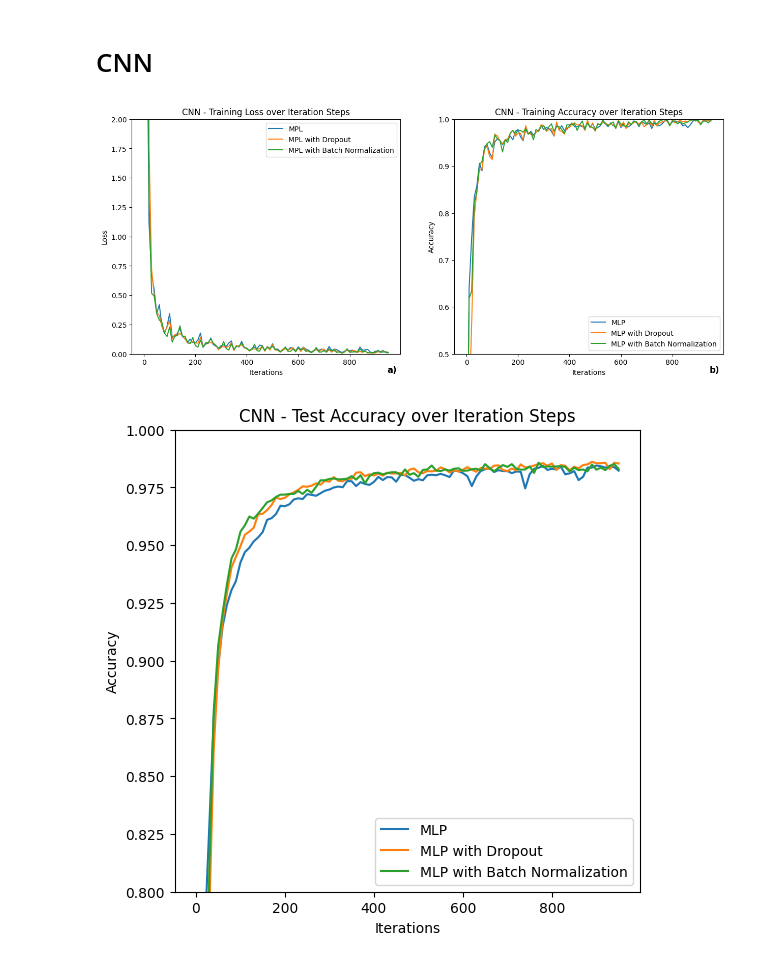
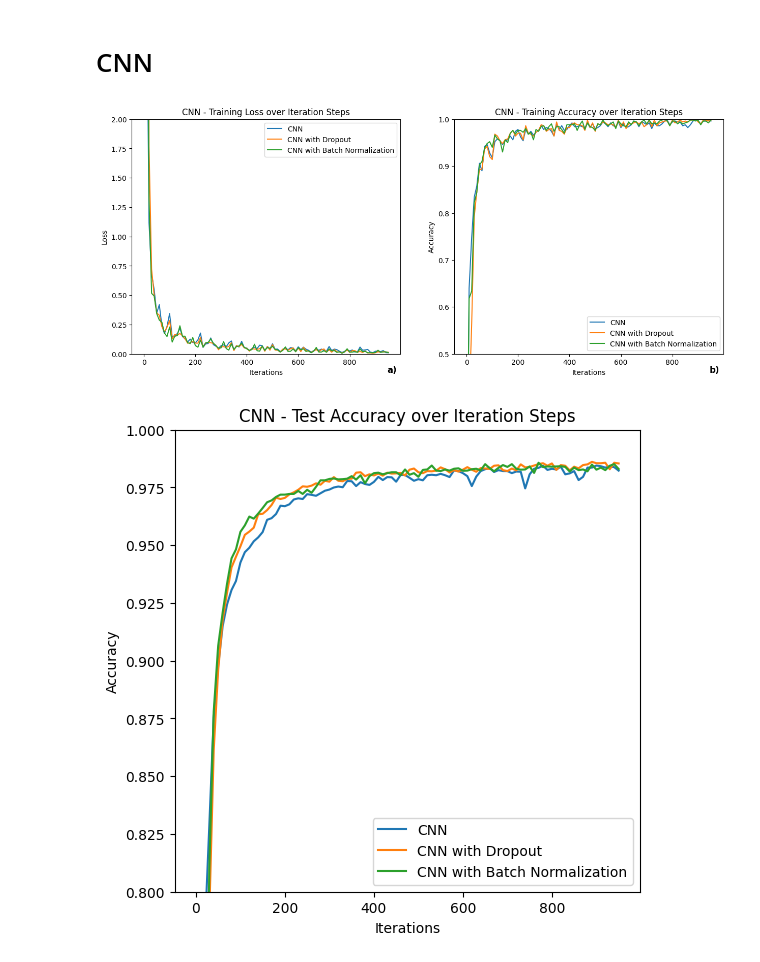
Before and after one commit to nathanbowness/CSI5340Assignments, a Jupyter notebook: Assignment2/A2_Question2_Code.ipynb, the cells around one changed output. Drawn from its saved outputs; the diff is of its cells as text; code cells hidden in the pictures.

Commit message:
Add both final iterations to github

```diff
--- a/Assignment2/A2_Question2_Code.ipynb
+++ b/Assignment2/A2_Question2_Code.ipynb
@@ -419,23 +419,23 @@ cnn_batch_norm_test_accuracy = cnn_batch_norm.get_test_data_accuracy()
 # %%
 # Plot training loss and accuracy for CNN, CNN with dropout, and CNN with batch normalization
 figure5 = plt.figure(figsize=(15, 6))
-subplot = plot_training_loss_data(figure5, cnn_train_accuracy_x_axis, cnn_loss_data, cnn_dropout_loss_data, cnn_batch_norm_loss_data, 'CNN - Training Loss over Iteration Steps', "MPL", 1, 2, 1, "a)")
+subplot = plot_training_loss_data(figure5, cnn_train_accuracy_x_axis, cnn_loss_data, cnn_dropout_loss_data, cnn_batch_norm_loss_data, 'CNN - Training Loss over Iteration Steps', "CNN", 1, 2, 1, "a)")
 subplot.set_ylim(0,2)
 figure5.add_subplot(subplot)
-subplot = plot_training_accuracy_data(figure5, cnn_train_accuracy_x_axis, cnn_train_accuracy, cnn_dropout_train_accuracy, cnn_batch_norm_train_accuracy, 'CNN - Training Accuracy over Iteration Steps', "MLP", 1, 2, 2, "b)")
+subplot = plot_training_accuracy_data(figure5, cnn_train_accuracy_x_axis, cnn_train_accuracy, cnn_dropout_train_accuracy, cnn_batch_norm_train_accuracy, 'CNN - Training Accuracy over Iteration Steps', "CNN", 1, 2, 2, "b)")
 subplot.set_ylim(0.5,1)
 figure5.add_subplot(subplot)
 plt.show()
 
 figure6 = plt.figure(figsize=(6, 6))
-subplot = plot_test_accuracy_data(figure6, cnn_train_accuracy_x_axis, cnn_test_accuracy, cnn_dropout_test_accuracy, cnn_batch_norm_test_accuracy, 'CNN - Test Accuracy over Iteration Steps', "MLP", 1, 1, 1)
+subplot = plot_test_accuracy_data(figure6, cnn_train_accuracy_x_axis, cnn_test_accuracy, cnn_dropout_test_accuracy, cnn_batch_norm_test_accuracy, 'CNN - Test Accuracy over Iteration Steps', "CNN", 1, 1, 1)
 subplot.set_ylim(0.8,1)
 figure6.add_subplot(subplot)
 
 plt.show()
 # %% [output]
 [figure]
-[figure, old version]
+[figure, new version]
 # %%
 # Train Accuracy, Loss Comparison for all classifiers
 figure7 = plt.figure(figsize=(15, 10))
```
Also changed, not shown: parts of 3 cells of this notebook, 1 other file.
